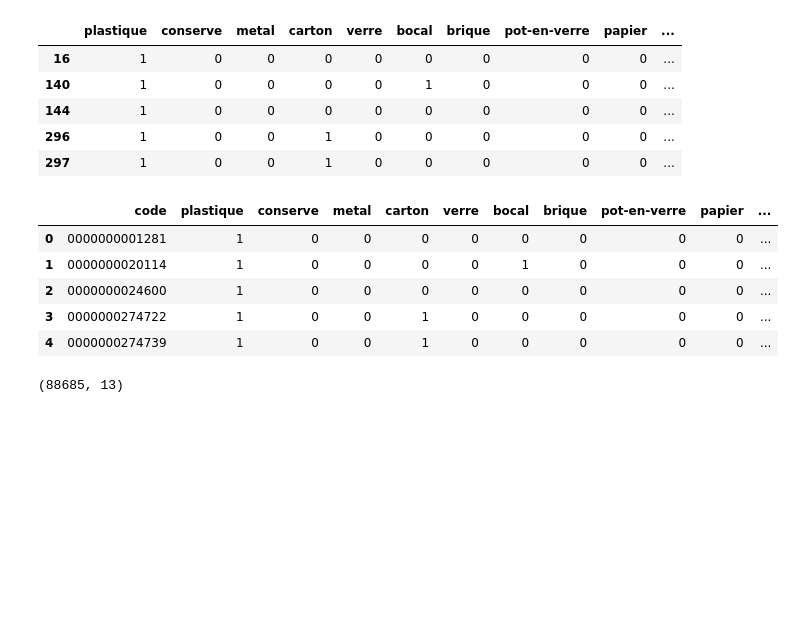
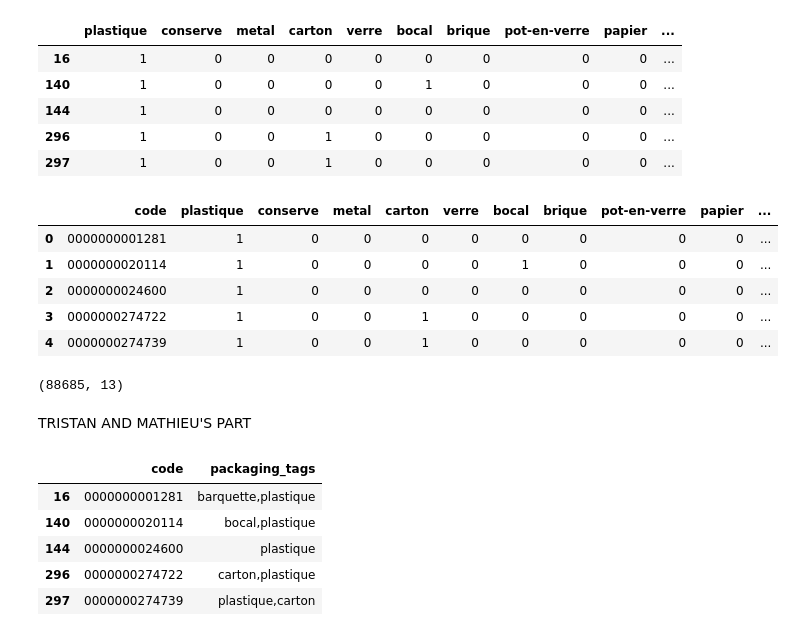
Before and after one commit to ludmilaexbrayat/recognizing-packagings, a Jupyter notebook: generate_y_target.ipynb, the cells around one changed output. Saved outputs shown, nothing was run; the diff lists cells and outputs as text; code cells hidden in the pictures; blank space fills up the shorter version.

```diff
--- a/generate_y_target.ipynb
+++ b/generate_y_target.ipynb
@@ -176,3 +186,5 @@ y1.head()
 y1.shape
 # %% [output]
 (88685, 13)
+# %% [markdown]
+TRISTAN AND MATHIEU'S PART
@@ -178,0 +194,12 @@ y1.shape
+# %%
+#clean df
+df = df[~df['image_url'].isna()]
+df= df[['code', 'packaging_tags']].dropna().drop_duplicates('code')
+df.head()
+# %% [output]
+|  | code | packaging_tags |
+| 16 | 0000000001281 | barquette,plastique |
+| 140 | 0000000020114 | bocal,plastique |
+| 144 | 0000000024600 | plastique |
+| 296 | 0000000274722 | carton,plastique |
+| 297 | 0000000274739 | plastique,carton |
```
Also changed, not shown: parts of 9 cells of this notebook.
